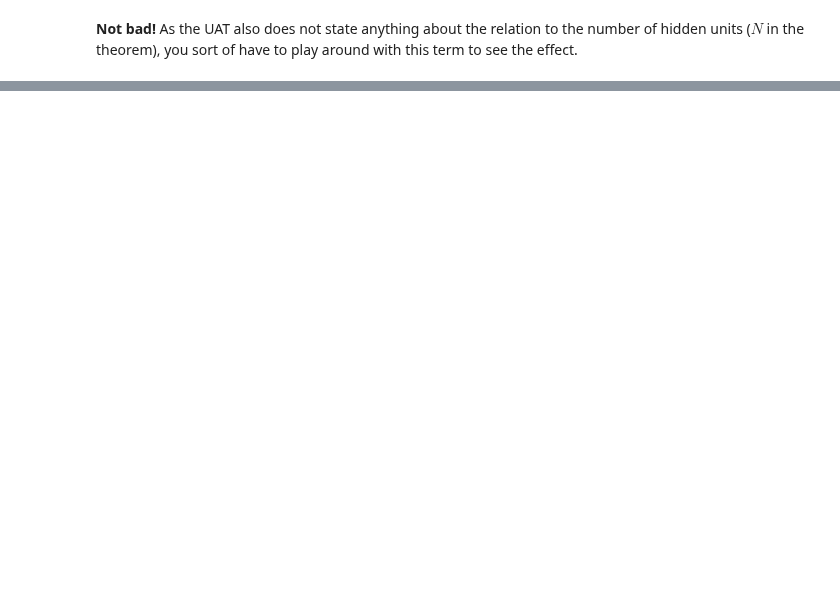
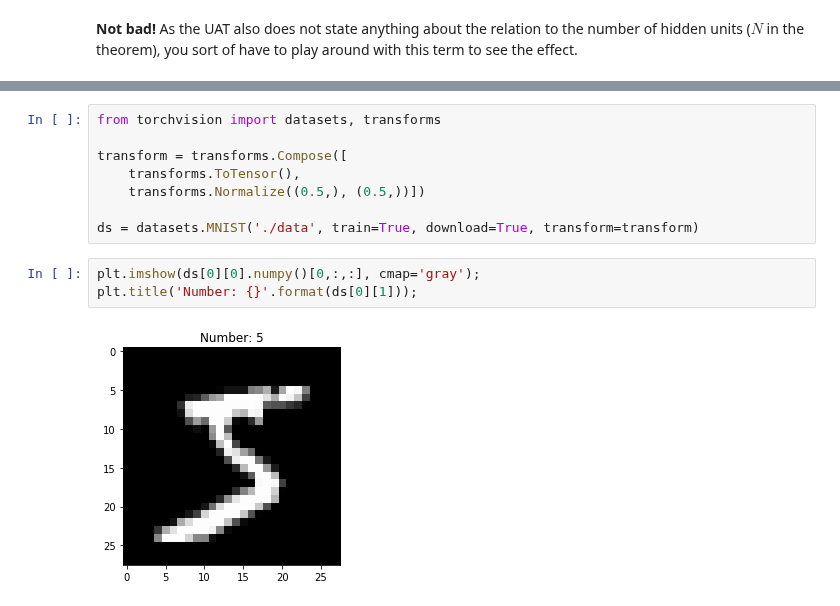
Before and after one commit to rkwitt/teaching, a Jupyter notebook: WS1920/CV/material/MLP/MultiLayerPerceptrons.ipynb, the cells around one changed output, grey strips where cells are left out. Drawn from its saved outputs; the diff is of its cells as text; blank space fills up the shorter version.

```diff
--- a/WS1920/CV/material/MLP/MultiLayerPerceptrons.ipynb
+++ b/WS1920/CV/material/MLP/MultiLayerPerceptrons.ipynb
@@ -226,0 +242,13 @@ plt.legend();
+# %%
+from torchvision import datasets, transforms
+
+transform = transforms.Compose([
+    transforms.ToTensor(),
+    transforms.Normalize((0.5,), (0.5,))])
+
+ds = datasets.MNIST('./data', train=True, download=True, transform=transform)
+# %%
+plt.imshow(ds[0][0].numpy()[0,:,:], cmap='gray');
+plt.title('Number: {}'.format(ds[0][1]));
+# %% [output]
+[figure, added]
```
Also changed, not shown: parts of 10 cells of this notebook, 1 other file.
